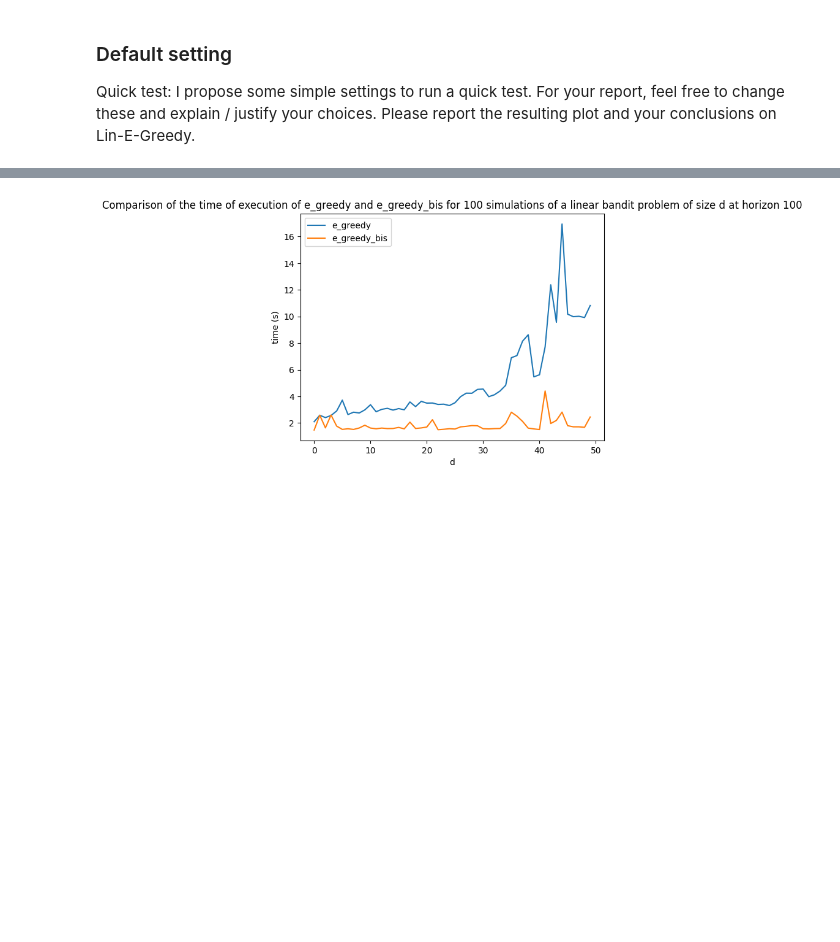
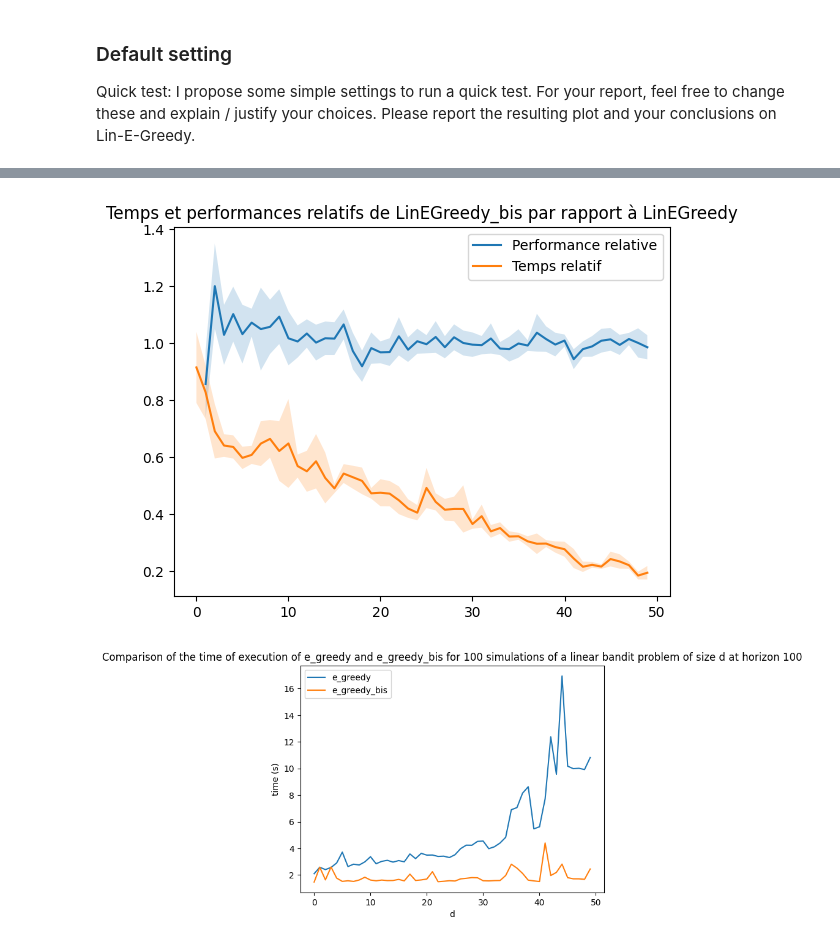
Before and after one commit to gregoirebechade/hw_rl, a Jupyter notebook: StochasticLinearBandits2024_companion_TBC.ipynb, the cells around one changed output, grey strips where cells are left out. Drawn from its saved outputs; the diff is of its cells as text; code cells hidden in the pictures; blank space fills up the shorter version.

```diff
--- a/StochasticLinearBandits2024_companion_TBC.ipynb
+++ b/StochasticLinearBandits2024_companion_TBC.ipynb
@@ -433,3 +458,16 @@ for d in range(50):
+# %%
+
+plt.plot(np.mean(np.array(all_relatives_perf),axis=0), label='Performance relative')
+plt.title('Performance relative de LinEGreedy_bis par rapport à LinEGreedy')
+# zeeor bar 90% confidence interval
+plt.fill_between(np.arange(50), np.mean(np.array(all_relatives_perf),axis=0)-1.96*np.std(np.array(all_relatives_perf),axis=0)/np.sqrt(10), np.mean(np.array(all_relatives_perf),axis=0)+1.96*np.std(np.array(all_relatives_perf),axis=0)/np.sqrt(10), alpha=0.2)
+plt.plot(np.mean(np.array(all_relatives_time),axis=0), label='Temps relatif')
+plt.fill_between(np.arange(50), np.mean(np.array(all_relatives_time),axis=0)-1.96*np.std(np.array(all_relatives_time),axis=0)/np.sqrt(10), np.mean(np.array(all_relatives_time),axis=0)+1.96*np.std(np.array(all_relatives_time),axis=0)/np.sqrt(10), alpha=0.2)
+plt.title('Temps et performances relatifs de LinEGreedy_bis par rapport à LinEGreedy')
+plt.legend()
+plt.show()
+# %% [output]
+[figure, added]
 # %%
 plt.plot(range(50),times_e_greedy, label='e_greedy')
 plt.plot(range(50),times_e_greedy_bis, label='e_greedy_bis')
```
Also changed, not shown: parts of 6 cells of this notebook.
